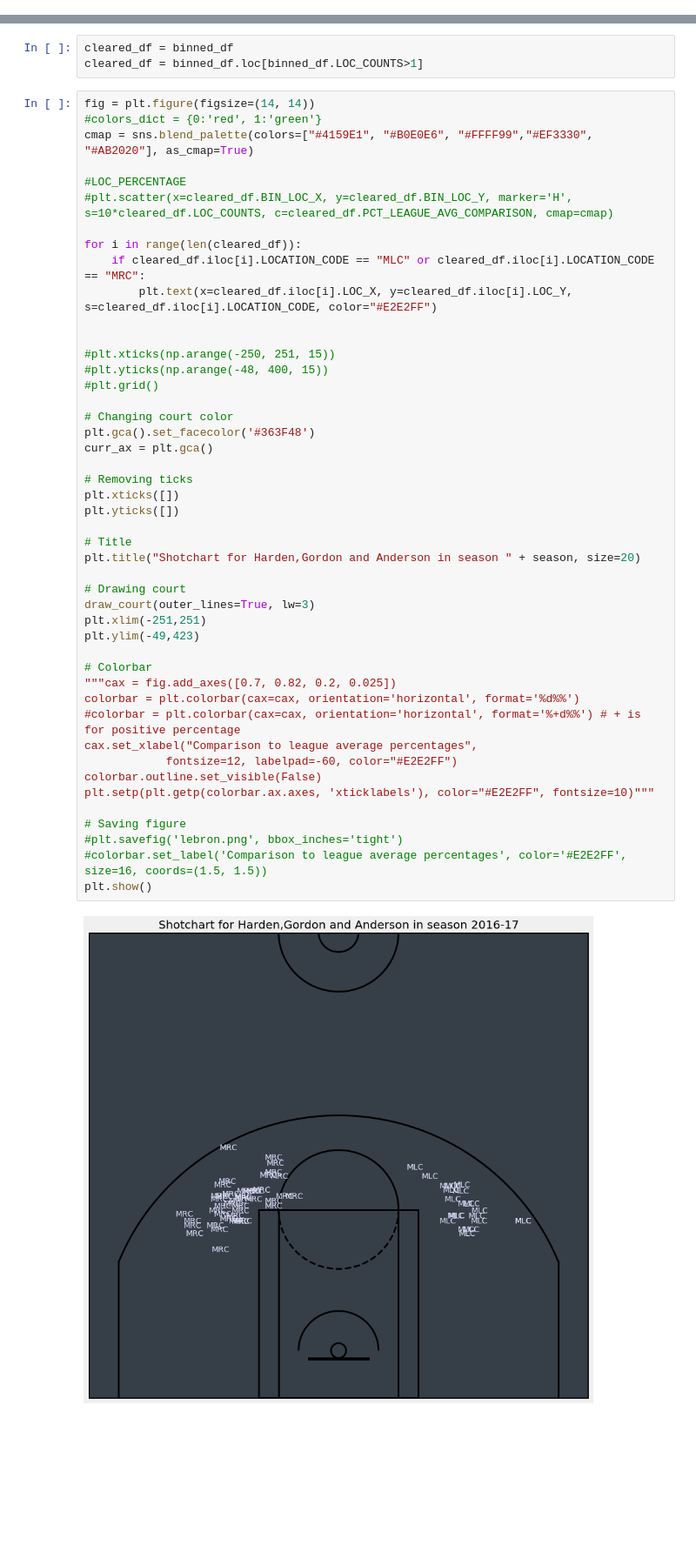
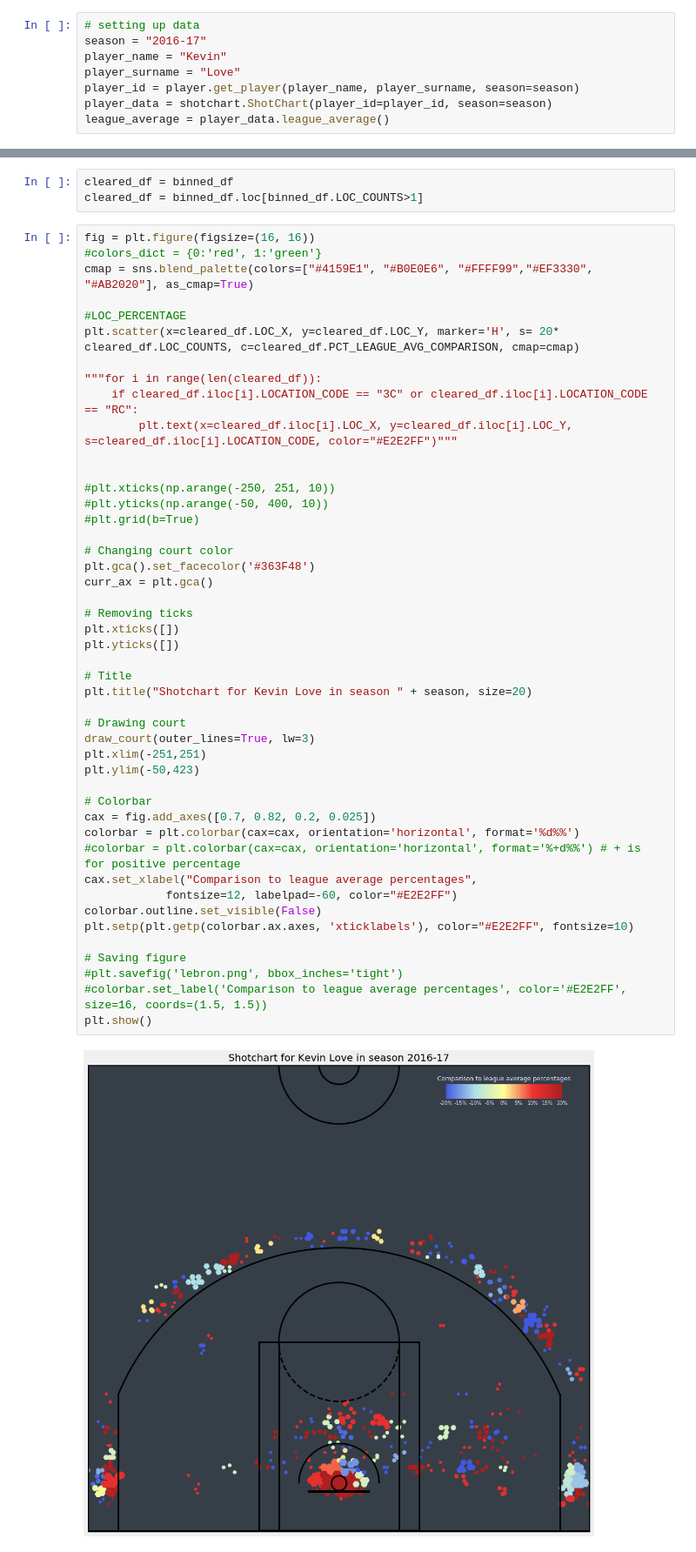
Before and after one commit to danchyy/Basketball_Analytics, a Jupyter notebook: Scripts/shot_chart_api/Shot_Chart.ipynb, the cells around one changed output, grey strips where cells are left out. Shown at 87% size. Drawn from its saved outputs; the diff is of its cells as text; blank space fills up the shorter version.

Commit message:
Attempts at creating smarter shot chart

```diff
--- a/Scripts/shot_chart_api/Shot_Chart.ipynb
+++ b/Scripts/shot_chart_api/Shot_Chart.ipynb
@@ -80,0 +182,8 @@ def draw_court(ax=None, color='black', lw=2, outer_lines=False):
+# %%
+# setting up data
+season = "2016-17"
+player_name = "Kevin"
+player_surname = "Love"
+player_id = player.get_player(player_name, player_surname, season=season)
+player_data = shotchart.ShotChart(player_id=player_id, season=season)
+league_average = player_data.league_average()
@@ -249,50 +255,50 @@ binned_df = create_bins(player_df, league_average=league_average, bin_number_x=3
 cleared_df = binned_df
 cleared_df = binned_df.loc[binned_df.LOC_COUNTS>1]
 # %%
-fig = plt.figure(figsize=(14, 14))
+fig = plt.figure(figsize=(16, 16))
 #colors_dict = {0:'red', 1:'green'}
 cmap = sns.blend_palette(colors=["#4159E1", "#B0E0E6", "#FFFF99","#EF3330", "#AB2020"], as_cmap=True)
 
 #LOC_PERCENTAGE
-#plt.scatter(x=cleared_df.BIN_LOC_X, y=cleared_df.BIN_LOC_Y, marker='H', s=10*cleared_df.LOC_COUNTS, c=cleared_df.PCT_LEAGUE_AVG_COMPARISON, cmap=cmap)
+plt.scatter(x=cleared_df.LOC_X, y=cleared_df.LOC_Y, marker='H', s= 20* cleared_df.LOC_COUNTS, c=cleared_df.PCT_LEAGUE_AVG_COMPARISON, cmap=cmap)
 
-for i in range(len(cleared_df)):
-    if cleared_df.iloc[i].LOCATION_CODE == "MLC" or cleared_df.iloc[i].LOCATION_CODE == "MRC":
-        plt.text(x=cleared_df.iloc[i].LOC_X, y=cleared_df.iloc[i].LOC_Y, s=cleared_df.iloc[i].LOCATION_CODE, color="#E2E2FF")
+"""for i in range(len(cleared_df)):
+    if cleared_df.iloc[i].LOCATION_CODE == "3C" or cleared_df.iloc[i].LOCATION_CODE == "RC":
+        plt.text(x=cleared_df.iloc[i].LOC_X, y=cleared_df.iloc[i].LOC_Y, s=cleared_df.iloc[i].LOCATION_CODE, color="#E2E2FF")"""
 
 
-#plt.xticks(np.arange(-250, 251, 15))
-#plt.yticks(np.arange(-48, 400, 15))
-#plt.grid()
+#plt.xticks(np.arange(-250, 251, 10))
+#plt.yticks(np.arange(-50, 400, 10))
+#plt.grid(b=True)
 
 # Changing court color
 plt.gca().set_facecolor('#363F48')
 curr_ax = plt.gca()
 
 # Removing ticks
 plt.xticks([])
 plt.yticks([])
 
 # Title
-plt.title("Shotchart for Harden,Gordon and Anderson in season " + season, size=20)
+plt.title("Shotchart for Kevin Love in season " + season, size=20)
 
 # Drawing court
 draw_court(outer_lines=True, lw=3)
 plt.xlim(-251,251)
-plt.ylim(-49,423)
+plt.ylim(-50,423)
 
 # Colorbar
-"""cax = fig.add_axes([0.7, 0.82, 0.2, 0.025])
+cax = fig.add_axes([0.7, 0.82, 0.2, 0.025])
 colorbar = plt.colorbar(cax=cax, orientation='horizontal', format='%d%%')
 #colorbar = plt.colorbar(cax=cax, orientation='horizontal', format='%+d%%') # + is for positive percentage
 cax.set_xlabel("Comparison to league average percentages",
             fontsize=12, labelpad=-60, color="#E2E2FF")
 colorbar.outline.set_visible(False)
-plt.setp(plt.getp(colorbar.ax.axes, 'xticklabels'), color="#E2E2FF", fontsize=10)"""
+plt.setp(plt.getp(colorbar.ax.axes, 'xticklabels'), color="#E2E2FF", fontsize=10)
 
 # Saving figure
 #plt.savefig('lebron.png', bbox_inches='tight')
 #colorbar.set_label('Comparison to league average percentages', color='#E2E2FF', size=16, coords=(1.5, 1.5))
 plt.show()
 # %% [output]
-[figure, old version]
+[figure, new version]
```
Also changed, not shown: parts of 12 cells of this notebook.
